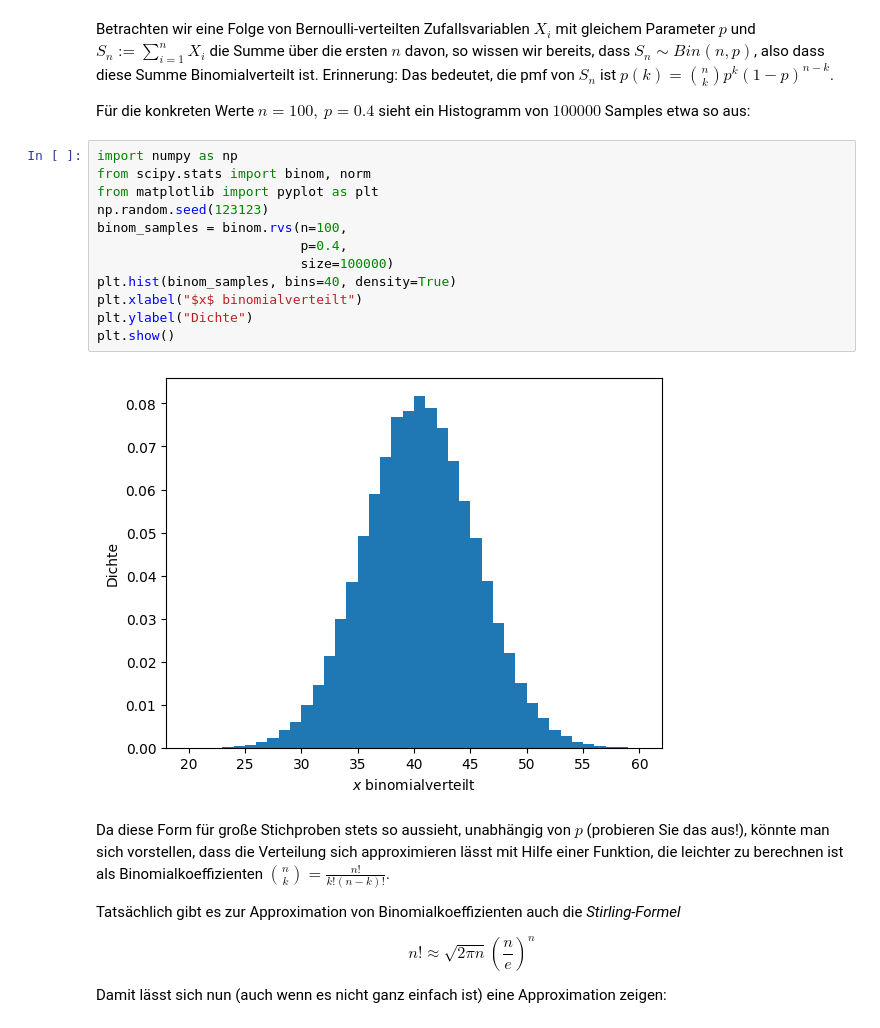
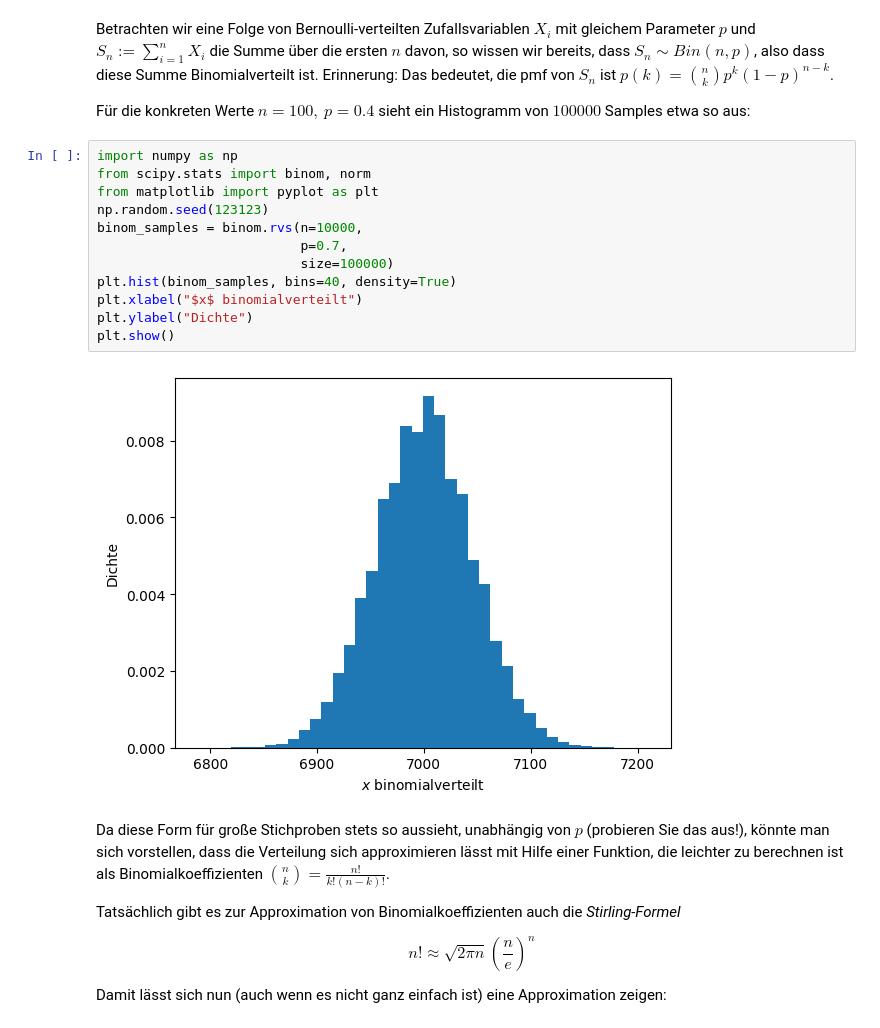
Before and after one commit to konradvoelkel/ds-skript-mirror, a Jupyter notebook: normalverteilung.ipynb, the cells around one changed output. Saved outputs shown, nothing was run; the diff lists cells and outputs as text.

```diff
--- a/normalverteilung.ipynb
+++ b/normalverteilung.ipynb
@@ -9,17 +9,17 @@ Für die konkreten Werte $n=100,\ p=0.4$ sieht ein Histogramm von $100000$ Sampl
 # %%
 import numpy as np
 from scipy.stats import binom, norm
 from matplotlib import pyplot as plt
 np.random.seed(123123)
-binom_samples = binom.rvs(n=100,
-                          p=0.4,
+binom_samples = binom.rvs(n=10000,
+                          p=0.7,
                           size=100000)
 plt.hist(binom_samples, bins=40, density=True)
 plt.xlabel("$x$ binomialverteilt")
 plt.ylabel("Dichte")
 plt.show()
 # %% [output]
-[figure, old version]
+[figure, new version]
 # %% [markdown]
 Da diese Form für große Stichproben stets so aussieht, unabhängig von $p$ (probieren Sie das aus!), könnte man sich vorstellen, dass die Verteilung sich approximieren lässt mit Hilfe einer Funktion, die leichter zu berechnen ist als Binomialkoeffizienten $\binom{n}{k} = \frac{n!}{k!(n-k)!}$.
 
```
Also changed, not shown: parts of 1 cell of this notebook.
